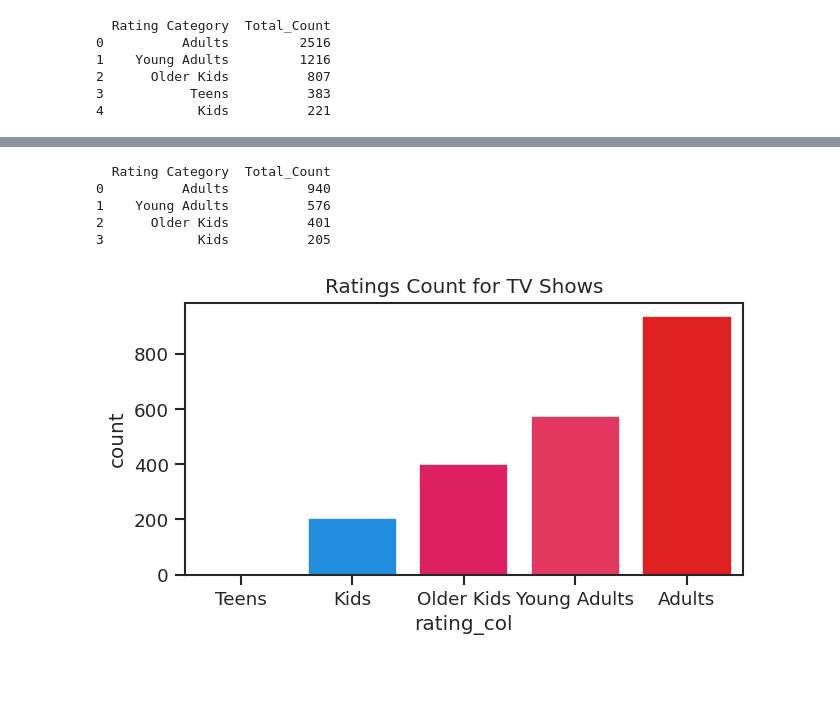
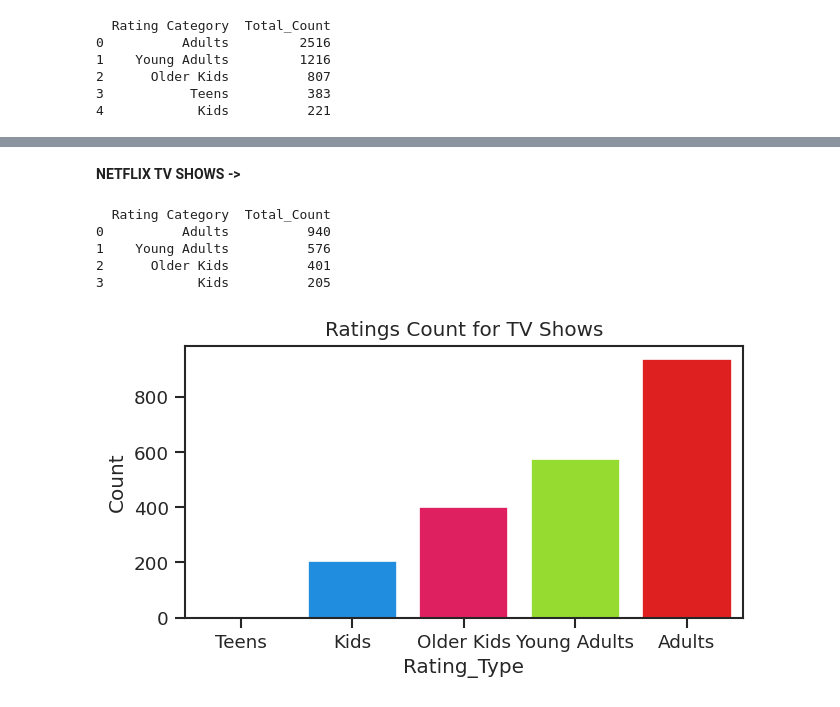
Before and after one commit to Saurabhf/Netflix_Movies_And_TV_Shows_Clustering, a Jupyter notebook: NETFLIX_MOVIES_AND_TV_SHOWS_CLUSTERING.ipynb, the cells around one changed output, grey strips where cells are left out. Saved outputs shown, nothing was run; the diff lists cells and outputs as text; code cells hidden in the pictures; blank space fills up the shorter version.

```diff
--- a/NETFLIX_MOVIES_AND_TV_SHOWS_CLUSTERING.ipynb
+++ b/NETFLIX_MOVIES_AND_TV_SHOWS_CLUSTERING.ipynb
@@ -328,3 +470,5 @@ plt.show()
+# %% [markdown]
+**NETFLIX TV SHOWS ->**
 # %%
 # Netflix TV Shows Rating Distribution
 rating_count_shows_df = netflix_shows_df['rating_col'].value_counts().reset_index()
@@ -337,8 +481,10 @@ print(rating_count_shows_df)
 2      Older Kids          401
 3            Kids          205
 # %%
-sns.countplot(netflix_shows_df.rating_col, order=order, palette = ['#ffbb00', '#0091ff', '#ff0055', '#ff1c51', '#ff0000'], data = netflix_shows_df)
+sns.countplot(netflix_shows_df.rating_col, order=order, palette = ['#ffbb00', '#0091ff', '#ff0055', '#9cf714', '#ff0000'], data = netflix_shows_df)
 plt.title("Ratings Count for TV Shows")
+plt.xlabel('Rating_Type')
+plt.ylabel('Count')
 plt.show()
 # %% [output]
-[figure, old version]
+[figure, new version]
```
Also changed, not shown: parts of 20 cells of this notebook.
